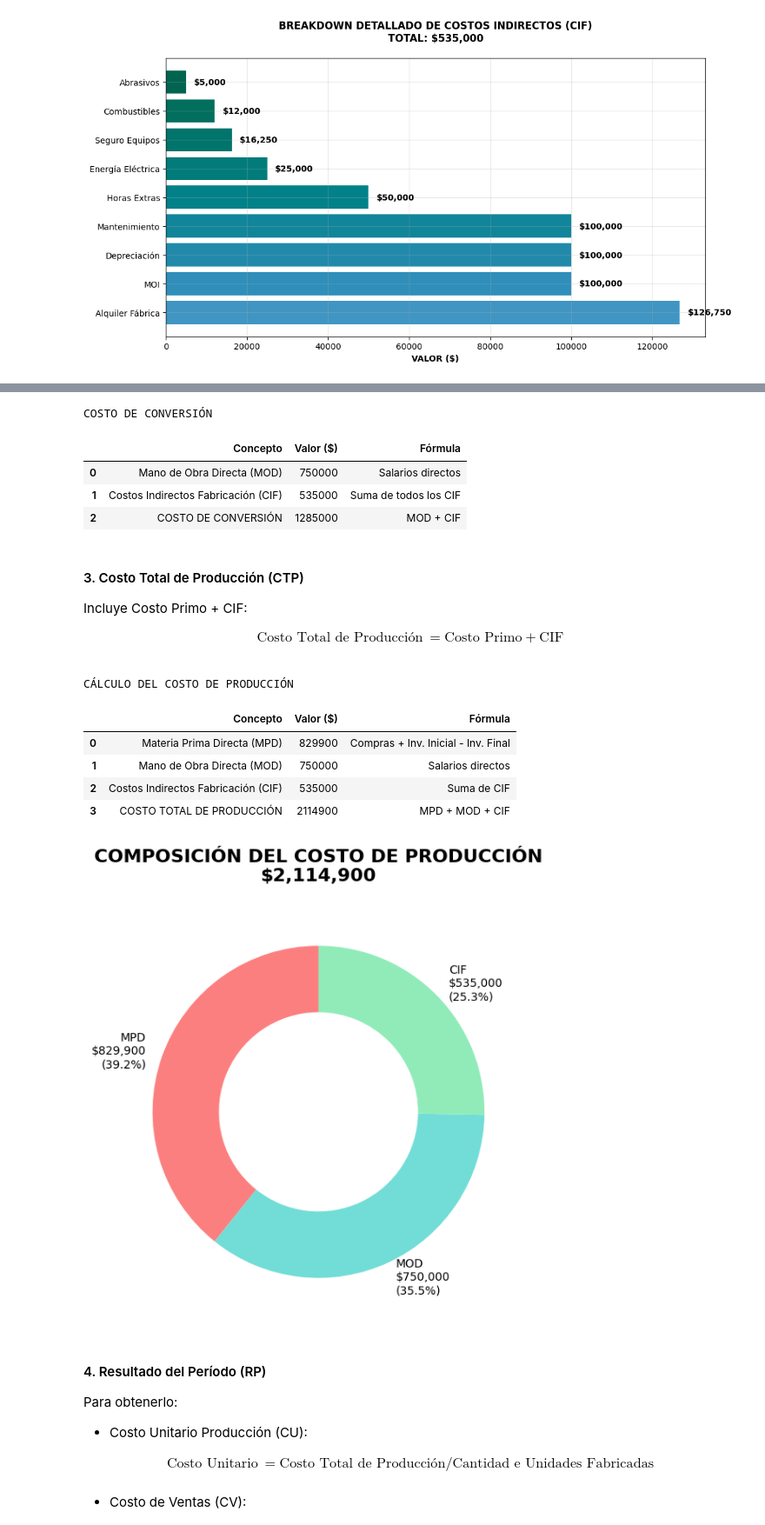
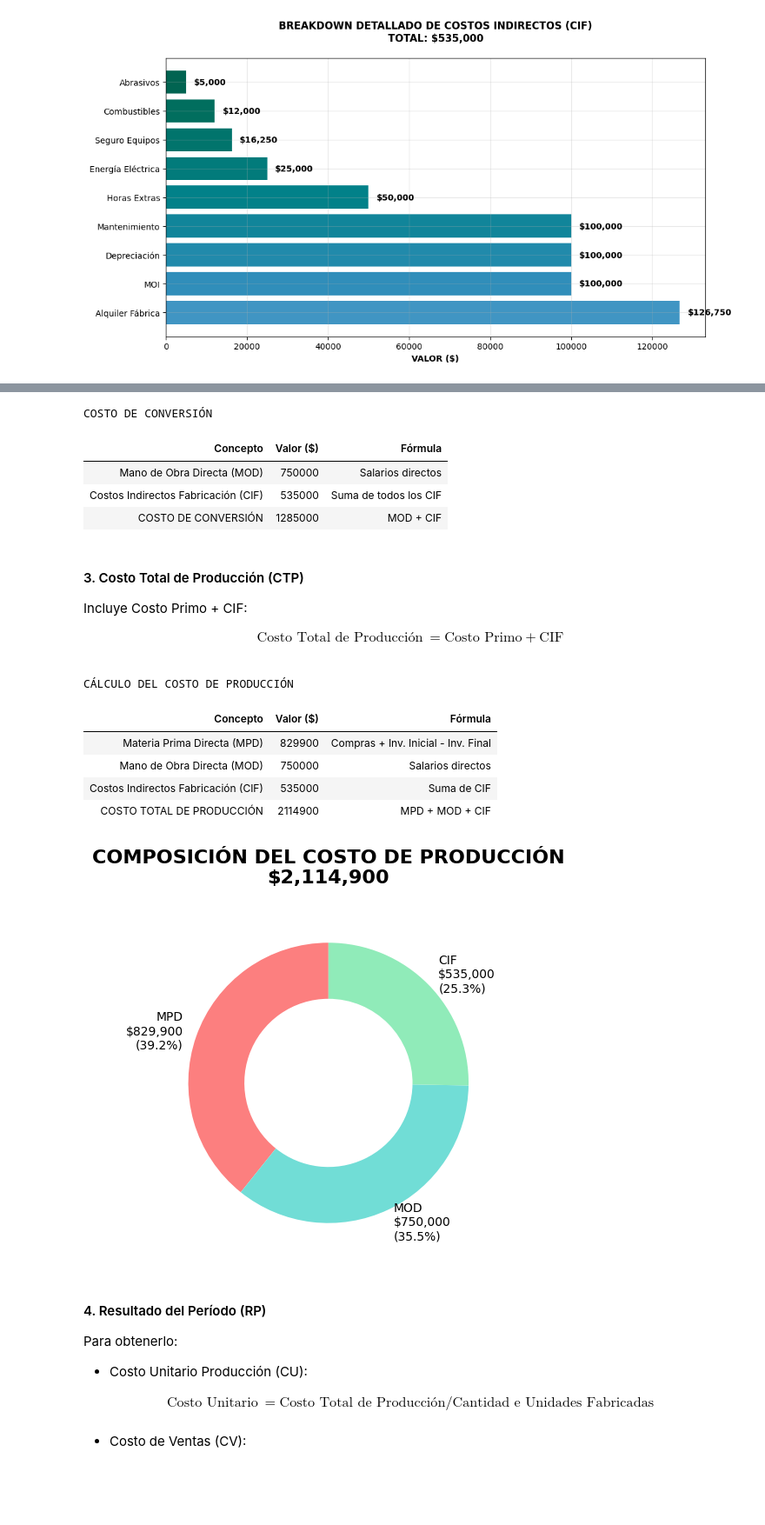
Before and after one commit to licette32/calculo-costos-rendimientos-2025, a Jupyter notebook: Parte-B/5B-costos.ipynb, the cells around one changed output, grey strips where cells are left out. Shown: that part at 87% size. Cells and saved outputs as stored; diff of their text form; code cells hidden in the pictures; blank space fills up the shorter version.

Commit message:
feat: Se agrega sistema de análisis de costos con visualizaciones

```diff
--- a/Parte-B/5B-costos.ipynb
+++ b/Parte-B/5B-costos.ipynb
@@ -287,13 +288,13 @@ Clase C: Combustibles + Abrasivos + Seguro = $33,250 (6.2%).
 Los costos variables se van a modificar según el nivel de actividad.
 # %%
 print("COSTO DE CONVERSIÓN")
-display(df_costo_conversion)
+display(df_costo_conversion.style.hide(axis="index"))
 # %% [output]
 COSTO DE CONVERSIÓN
-|  | Concepto | Valor ($) | Fórmula |
-| 0 | Mano de Obra Directa (MOD) | 750000 | Salarios directos |
-| 1 | Costos Indirectos Fabricación (CIF) | 535000 | Suma de todos los CIF |
-| 2 | COSTO DE CONVERSIÓN | 1285000 | MOD + CIF |
+| Concepto | Valor ($) | Fórmula |
+| Mano de Obra Directa (MOD) | 750000 | Salarios directos |
+| Costos Indirectos Fabricación (CIF) | 535000 | Suma de todos los CIF |
+| COSTO DE CONVERSIÓN | 1285000 | MOD + CIF |
 # %% [markdown]
 #### 3. Costo Total de Producción (CTP)
 
@@ -328,34 +329,34 @@ def calcular_costo_produccion():
 
 costo_produccion, df_costo_produccion = calcular_costo_produccion()
 print("CÁLCULO DEL COSTO DE PRODUCCIÓN")
-display(df_costo_produccion)
+display(df_costo_produccion.style.hide(axis="index"))
 # %% [output]
 CÁLCULO DEL COSTO DE PRODUCCIÓN
-|  | Concepto | Valor ($) | Fórmula |
-| 0 | Materia Prima Directa (MPD) | 829900 | Compras + Inv. Inicial - Inv. Final |
-| 1 | Mano de Obra Directa (MOD) | 750000 | Salarios directos |
-| 2 | Costos Indirectos Fabricación (CIF) | 535000 | Suma de CIF |
-| 3 | COSTO TOTAL DE PRODUCCIÓN | 2114900 | MPD + MOD + CIF |
+| Concepto | Valor ($) | Fórmula |
+| Materia Prima Directa (MPD) | 829900 | Compras + Inv. Inicial - Inv. Final |
+| Mano de Obra Directa (MOD) | 750000 | Salarios directos |
+| Costos Indirectos Fabricación (CIF) | 535000 | Suma de CIF |
+| COSTO TOTAL DE PRODUCCIÓN | 2114900 | MPD + MOD + CIF |
 # %%
 # Composición del Costo de Producción (Sunburst)
-fig, ax = plt.subplots(figsize=(8, 6), subplot_kw=dict(aspect="equal"))
+fig, ax = plt.subplots(figsize=(7, 5), subplot_kw=dict(aspect="equal"))
 
 # Datos para el sunburst
 components = ['MPD', 'MOD', 'CIF']
 sizes = [829900, 750000, 535000]
 colors = ["#FC7B7BF8", "#71DDD6", "#90EBB9"]
 labels = [f'{comp}\n${size:,.0f}\n({size/2114900*100:.1f}%)'
           for comp, size in zip(components, sizes)]
 
 wedges, texts = ax.pie(sizes, labels=labels, colors=colors,
                        startangle=90, wedgeprops=dict(width=0.4))
 
 plt.title('COMPOSICIÓN DEL COSTO DE PRODUCCIÓN\n$2,114,900',
           fontsize=16, fontweight='bold', pad=20)
 plt.tight_layout()
 plt.show()
 # %% [output]
-[figure, old version]
+[figure, new version]
 # %% [markdown]
 #### 4. Resultado del Período (RP)
 
```
Also changed, not shown: parts of 6 cells of this notebook, 1 other file.
